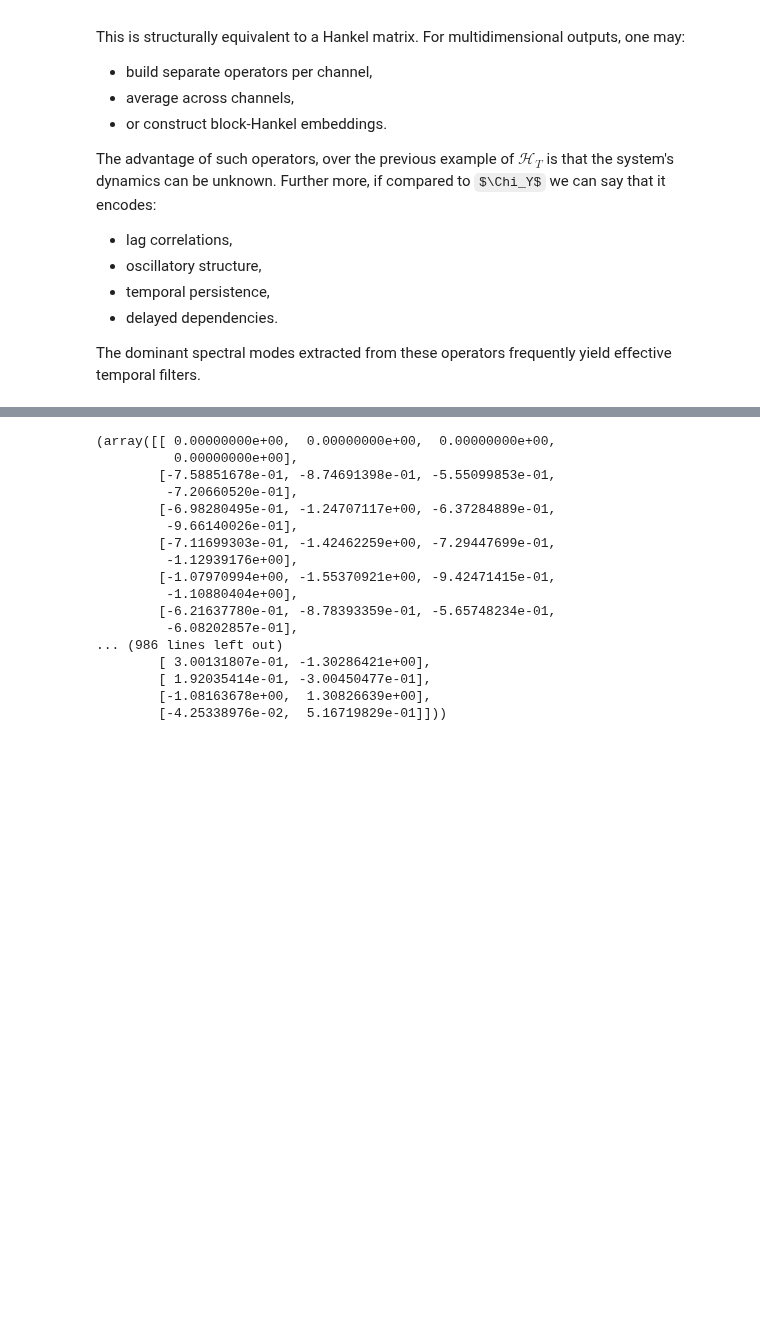
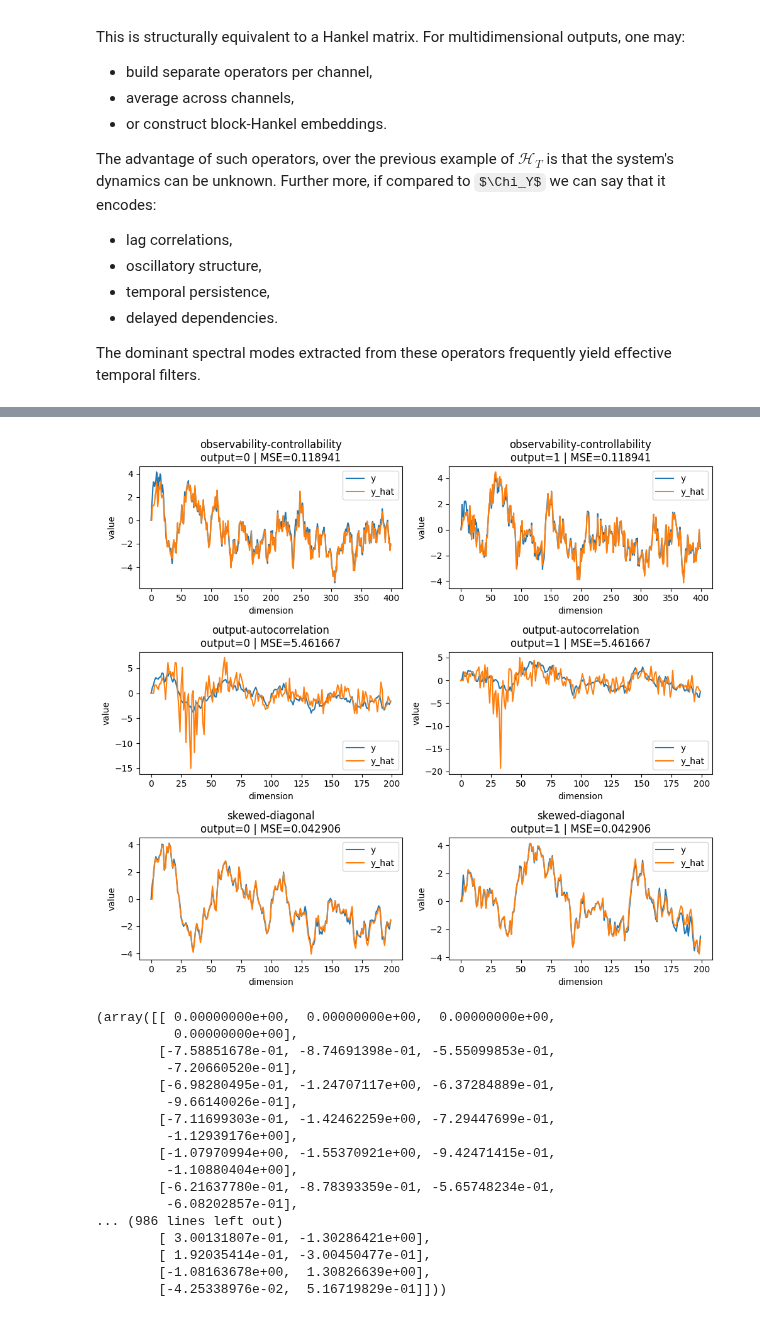
Before and after one commit to RicksonMonteiroML/spectral-Filtering-with-vaw, a Jupyter notebook: notebooks/00_introduction_spectral_filtering_with_vaw.ipynb, the cells around one changed output, grey strips where cells are left out. Drawn from its saved outputs; the diff is of its cells as text; code cells hidden in the pictures; some formulas as TeX source; blank space fills up the shorter version.

```diff
--- a/notebooks/00_introduction_spectral_filtering_with_vaw.ipynb
+++ b/notebooks/00_introduction_spectral_filtering_with_vaw.ipynb
@@ -1868,3 +2005,21 @@ display_hankel_matrix(H_sk, filters_sk["singular_values"], filters_sk["left_sing
+# %%
+filterbanks = [
+    filters_oc["left_singular_vectors"],
+    filters_yy["left_singular_vectors"],
+    filters_sk["left_singular_vectors"],
+]
+
+names = [
+    "observability-controllability",
+    "output-autocorrelation",
+    "skewed-diagonal",
+]
+
+results = evaluate_filterbanks(A, B, C, filterbanks, num_filters=16, )
+
+plot_filterbank_results(results, names=names, output_range=(0, 2, 1))
+# %% [output]
+[figure, added]
 # %%
 # # ============================================================
 # # Multidimensional Spectral Filtering Comparison
```
Also changed, not shown: parts of 6 cells of this notebook.
